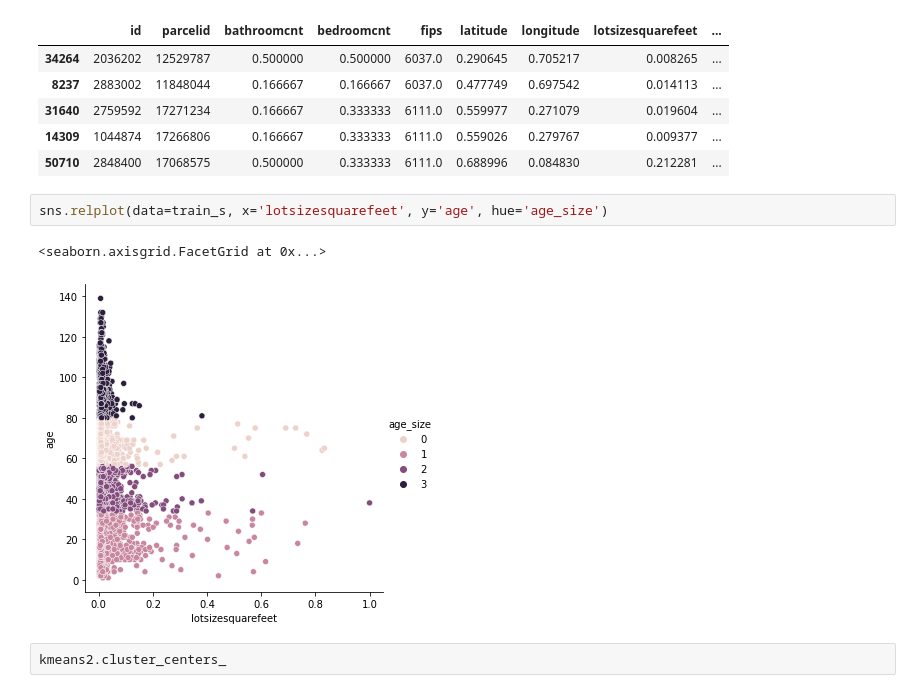
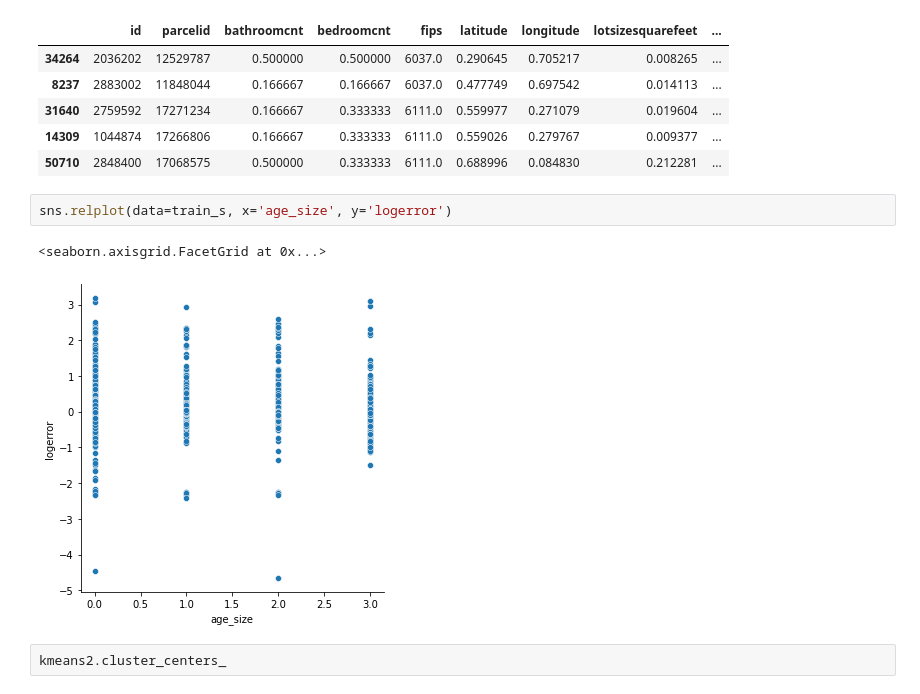
Before and after one commit to GladyBarrios/Zillow_clustering_Project, a Jupyter notebook: explore_and_model_zillow.ipynb, the cells around one changed output. Drawn from its saved outputs; the diff is of its cells as text.

```diff
--- a/explore_and_model_zillow.ipynb
+++ b/explore_and_model_zillow.ipynb
@@ -395,10 +400,10 @@ train_s.head()
 | 14309 | 1044874 | 17266806 | 0.166667 | 0.333333 | 6111.0 | 0.559026 | 0.279767 | 0.009377 | ... |
 | 50710 | 2848400 | 17068575 | 0.500000 | 0.333333 | 6111.0 | 0.688996 | 0.084830 | 0.212281 | ... |
 # %%
-sns.relplot(data=train_s, x='lotsizesquarefeet', y='age', hue='age_size')
+sns.relplot(data=train_s, x='age_size', y='logerror')
 # %% [output]
 <seaborn.axisgrid.FacetGrid at 0x...>
-[figure, old version]
+[figure, new version]
 # %%
 kmeans2.cluster_centers_
 # %% [output]
```
Also changed, not shown: parts of 4 cells of this notebook, 1 other file.
